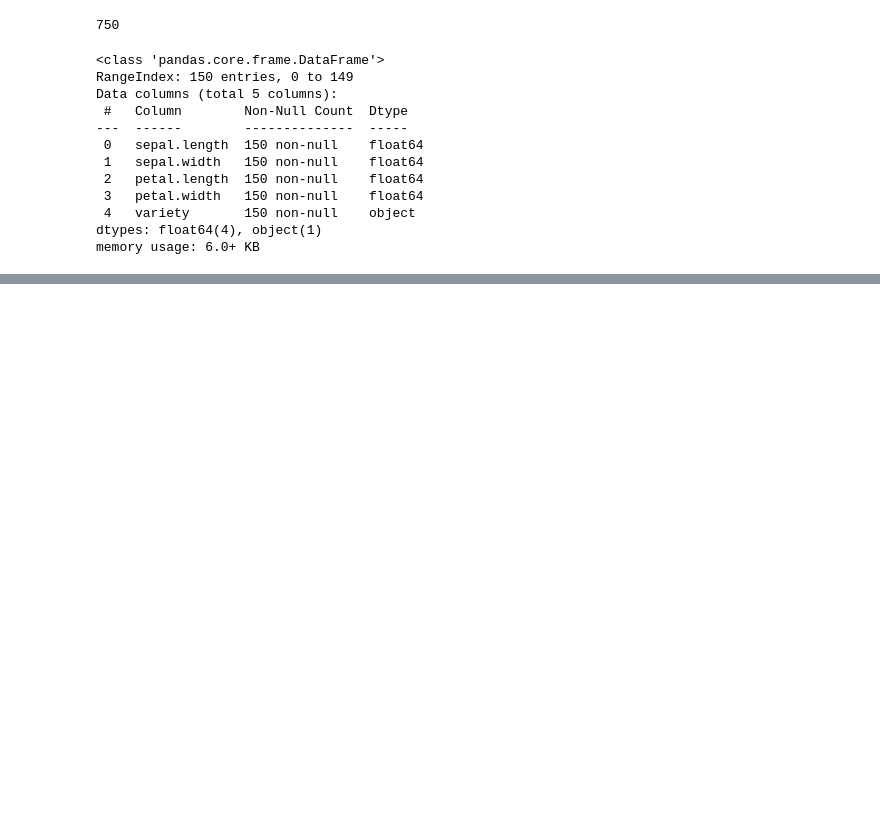
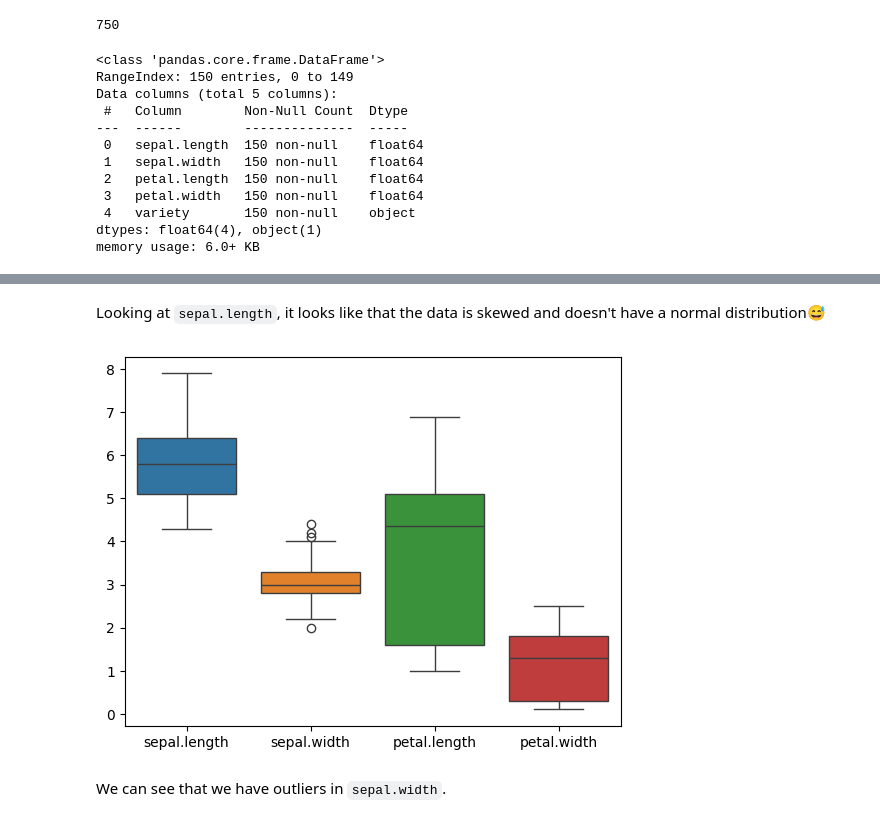
Before and after one commit to atareversei/data-science-playground, a Jupyter notebook: 01-working-with-data/01-iris.ipynb, the cells around one changed output, grey strips where cells are left out. Drawn from its saved outputs; the diff is of its cells as text; code cells hidden in the pictures; blank space fills up the shorter version.

```diff
--- a/01-working-with-data/01-iris.ipynb
+++ b/01-working-with-data/01-iris.ipynb
@@ -54,0 +114,8 @@ memory usage: 6.0+ KB
+# %% [markdown]
+Looking at `sepal.length`, it looks like that the data is skewed and doesn't have a normal distribution😅
+# %%
+sns.boxplot(data=df[features]);
+# %% [output]
+[figure, added]
+# %% [markdown]
+We can see that we have outliers in `sepal.width`.
```
Also changed, not shown: parts of 8 cells of this notebook.
